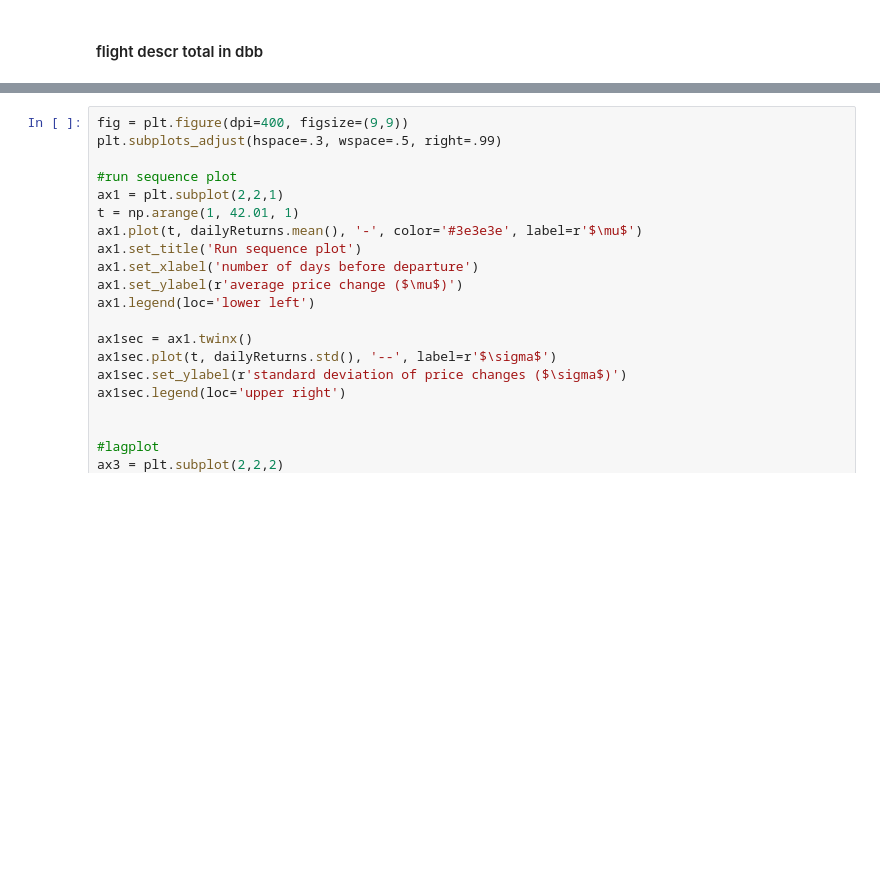
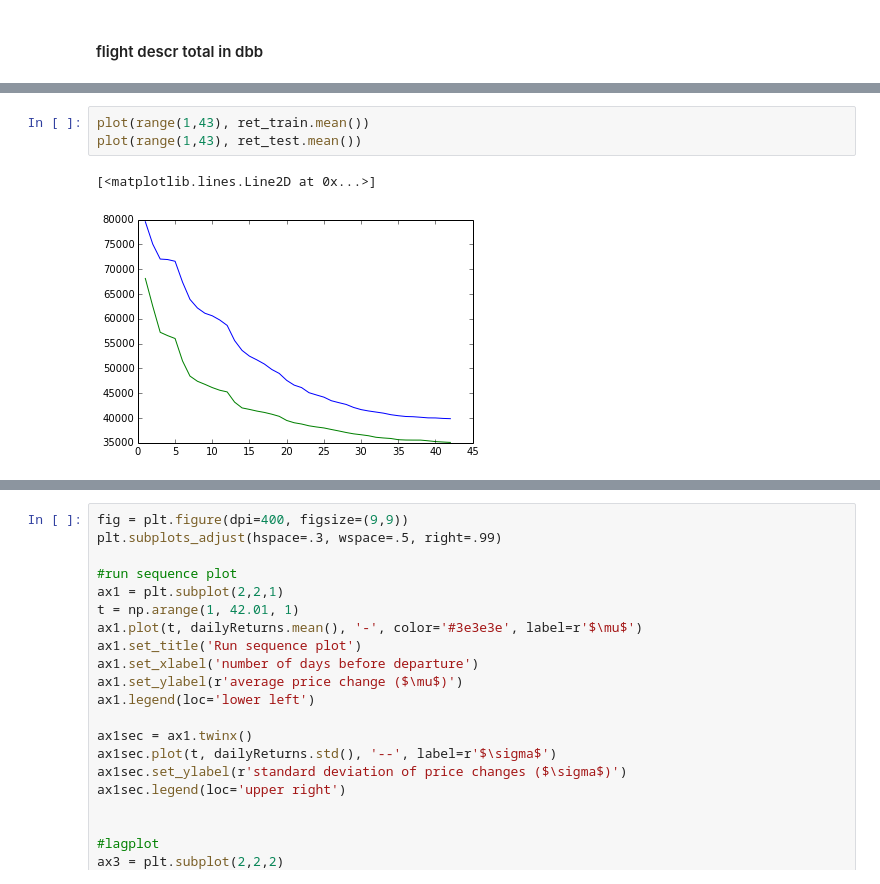
Before and after one commit to vankempen/Thesis, a Jupyter notebook: Simulation/Descriptive Statistics.ipynb, the cells around one changed output, grey strips where cells are left out. Cells and saved outputs as stored; diff of their text form; blank space fills up the shorter version.

```diff
--- a/Simulation/Descriptive Statistics.ipynb
+++ b/Simulation/Descriptive Statistics.ipynb
@@ -244,0 +296,6 @@ dailyReturns = tp.T.shift(1).T-tp
+# %%
+plot(range(1,43), ret_train.mean())
+plot(range(1,43), ret_test.mean())
+# %% [output]
+[<matplotlib.lines.Line2D at 0x...>]
+[figure, added]
```
Also changed, not shown: parts of 13 cells of this notebook, 7 other files.
